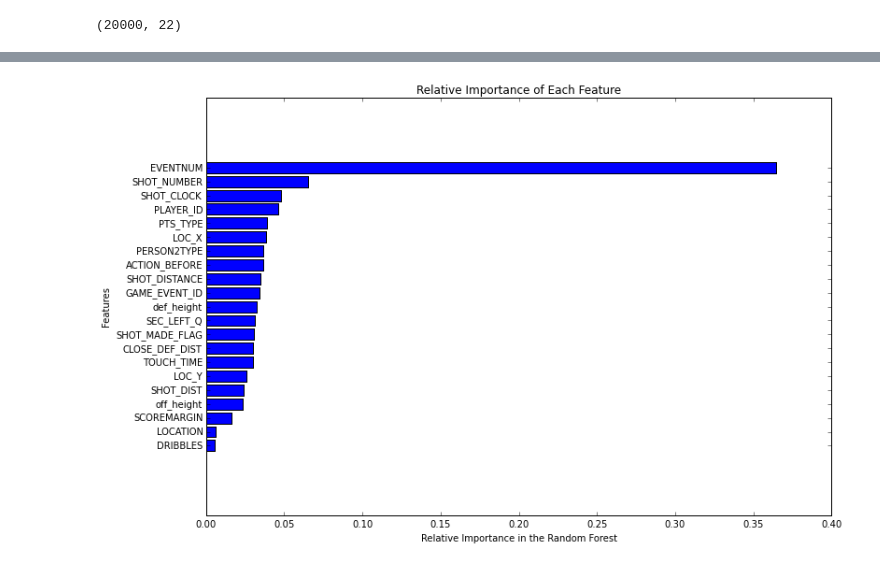
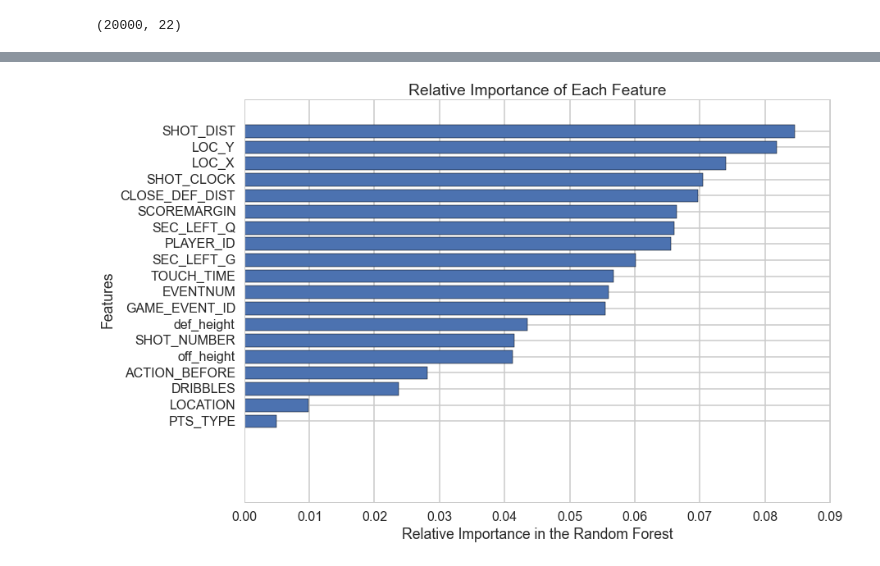
Before and after one commit to hwchase17/sportvu, a Jupyter notebook: SVM.ipynb, the cells around one changed output, grey strips where cells are left out. Drawn from its saved outputs; the diff is of its cells as text; code cells hidden in the pictures.

Commit message:
More Random Forest stuff

```diff
--- a/SVM.ipynb
+++ b/SVM.ipynb
@@ -5,7 +5,10 @@ import scipy as sp
 import matplotlib as mpl
 import matplotlib.cm as cm
 import matplotlib.pyplot as plt
-plt.rcParams['figure.figsize'] = 12, 8  # that's default image size for this
+plt.rcParams['figure.figsize'] = 12, 8
+import seaborn as sns
+sns.set_style("whitegrid")
+sns.set_context("poster")
 import pandas as pd
 from sklearn.preprocessing import Imputer
 from sklearn.metrics import confusion_matrix
@@ -114,6 +120,8 @@ Xnames
  'def_height',
  'SEC_LEFT_Q',
  'SEC_LEFT_G']
+# %%
+Xnames.remove("PERSON2TYPE")
 # %%
 #create train and test set
 from sklearn.cross_validation import train_test_split
@@ -144,6 +156,7 @@ def do_classify(clf, parameters, indf, featurenames, targetname, target1val, mas
     subdf=indf[featurenames]
     X=subdf.values
     y=(indf[targetname].values==target1val)*1
+    y_=indf[targetname]
     if mask !=None:
         print "using mask"
         Xtrain, Xtest, ytrain, ytest = X[mask], X[~mask], y[mask], y[~mask]
@@ -168,7 +181,13 @@ import sklearn.metrics
 
 clfForest = RandomForestClassifier()
 
-parameters = {"n_estimators": range(1, 20), "max_depth": [50,100,200,400]}
-clfForest, Xtrain, ytrain, Xtest, ytest = do_classify(clfForest, parameters, dftouse, Xnames, 'SHOT_MADE_FLAG', 1, mask=mask, n_jobs = 4, score_func='accuracy')
+parameters = {
+    "n_estimators" : [10,50,100,500],
+    #"n_estimators" : range(1, 21),
+#    "max_features" : range(10,len(Xnames+1),2)
+    "max_depth": [50,100,200,400],
+#    "bootstrap": [True, False]
+}
+clfForest, Xtrain, ytrain, Xtest, ytest = do_classify(clfForest, parameters, dftouse, Xnames, 'SHOT_MADE_FLAG', 1, mask=mask, n_folds = 5, n_jobs = 4, score_func='accuracy')
 # %% [output]
 using mask
@@ -184,12 +238,12 @@ Wall time: 19.7 s
 # %%
 importance_list = clfForest.feature_importances_
 name_list = dftouse.columns
-importance_list, name_list = zip(*sorted(zip(importance_list, name_list)))
+importance_list, name_list = zip(*sorted(zip(importance_list, Xnames)))
 plt.barh(range(len(name_list)),importance_list,align='center')
 plt.yticks(range(len(name_list)),name_list)
 plt.xlabel('Relative Importance in the Random Forest')
 plt.ylabel('Features')
 plt.title('Relative Importance of Each Feature')
 plt.show()
 # %% [output]
-[figure, old version]
+[figure, new version]
```
Also changed, not shown: parts of 15 cells of this notebook.
